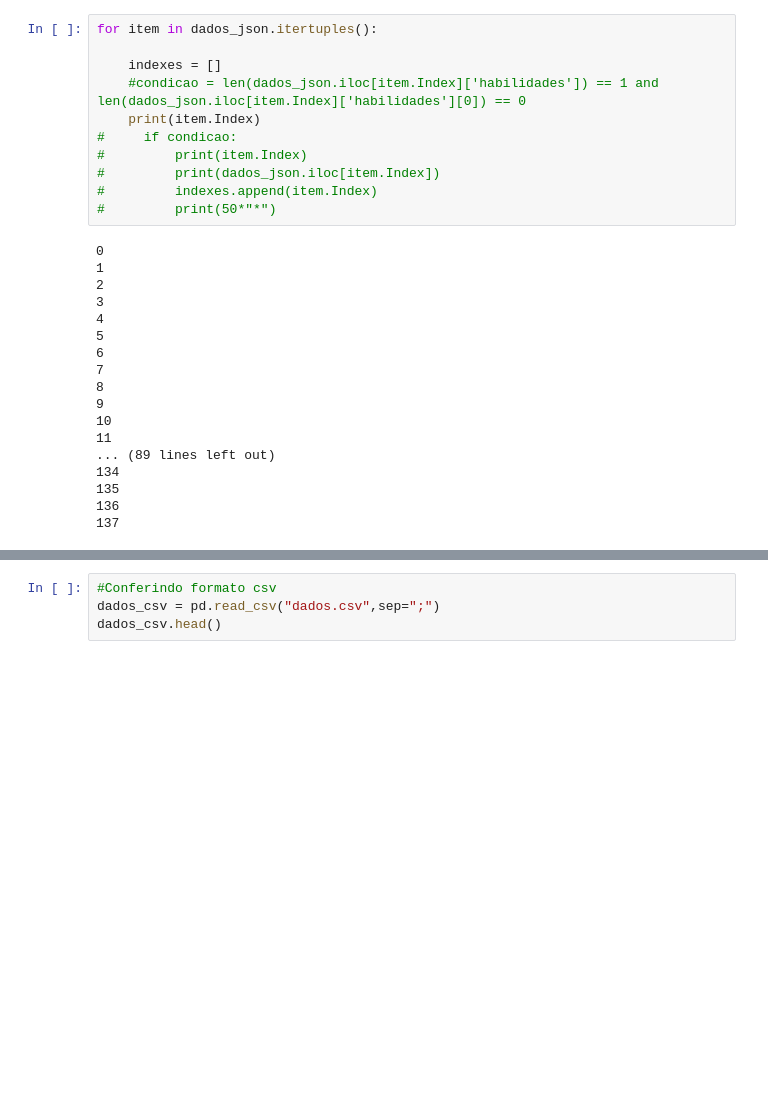
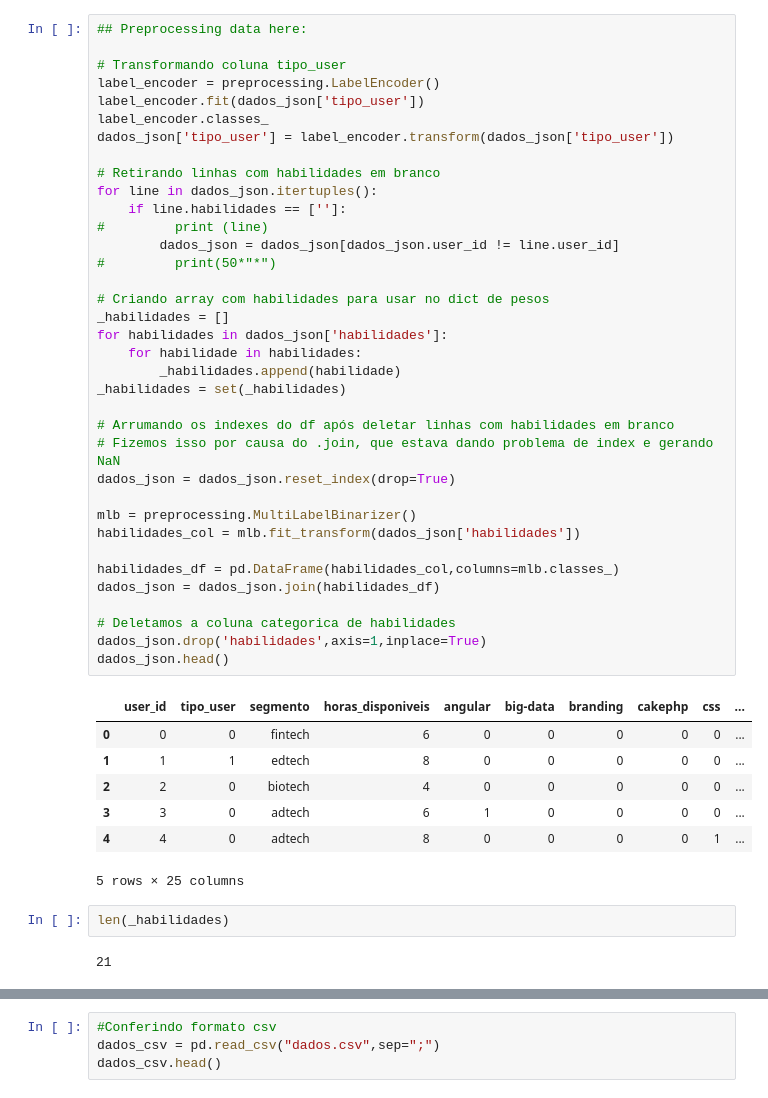
Before and after one commit to shaolinjr/RecommendBySimilarity, a Jupyter notebook: Testando pandas com json.ipynb, the cells around one changed output, grey strips where cells are left out. Saved outputs shown, nothing was run; the diff lists cells and outputs as text; blank space fills up the shorter version.

```diff
--- a/Testando pandas com json.ipynb
+++ b/Testando pandas com json.ipynb
@@ -30,30 +31,49 @@ dados_json.size
-# %%
-for item in dados_json.itertuples():
-
-    indexes = []
-    #condicao = len(dados_json.iloc[item.Index]['habilidades']) == 1 and len(dados_json.iloc[item.Index]['habilidades'][0]) == 0
-    print(item.Index)
-#     if condicao:
-#         print(item.Index)
-#         print(dados_json.iloc[item.Index])
-#         indexes.append(item.Index)
-#         print(50*"*")
-# %% [output]
-0
-1
-2
-3
-4
-5
-6
-7
-8
-9
-10
-11
-... (89 lines left out)
-134
-135
-136
-137
+# %%
+## Preprocessing data here:
+
+# Transformando coluna tipo_user
+label_encoder = preprocessing.LabelEncoder()
+label_encoder.fit(dados_json['tipo_user'])
+label_encoder.classes_
+dados_json['tipo_user'] = label_encoder.transform(dados_json['tipo_user'])
+
+# Retirando linhas com habilidades em branco
+for line in dados_json.itertuples():
+    if line.habilidades == ['']:
+#         print (line)
+        dados_json = dados_json[dados_json.user_id != line.user_id]
+#         print(50*"*")
+
+# Criando array com habilidades para usar no dict de pesos
+_habilidades = []
+for habilidades in dados_json['habilidades']:
+    for habilidade in habilidades:
+        _habilidades.append(habilidade)
+_habilidades = set(_habilidades)
+
+# Arrumando os indexes do df após deletar linhas com habilidades em branco
+# Fizemos isso por causa do .join, que estava dando problema de index e gerando NaN
+dados_json = dados_json.reset_index(drop=True)
+
+mlb = preprocessing.MultiLabelBinarizer()
+habilidades_col = mlb.fit_transform(dados_json['habilidades'])
+
+habilidades_df = pd.DataFrame(habilidades_col,columns=mlb.classes_)
+dados_json = dados_json.join(habilidades_df)
+
+# Deletamos a coluna categorica de habilidades
+dados_json.drop('habilidades',axis=1,inplace=True)
+dados_json.head()
+# %% [output]
+|  | user_id | tipo_user | segmento | horas_disponiveis | angular | big-data | branding | cakephp | css | ... |
+| 0 | 0 | 0 | fintech | 6 | 0 | 0 | 0 | 0 | 0 | ... |
+| 1 | 1 | 1 | edtech | 8 | 0 | 0 | 0 | 0 | 0 | ... |
+| 2 | 2 | 0 | biotech | 4 | 0 | 0 | 0 | 0 | 0 | ... |
+| 3 | 3 | 0 | adtech | 6 | 1 | 0 | 0 | 0 | 0 | ... |
+| 4 | 4 | 0 | adtech | 8 | 0 | 0 | 0 | 0 | 1 | ... |
+5 rows × 25 columns
+# %%
+len(_habilidades)
+# %% [output]
+21
 # %%
```
Also changed, not shown: parts of 9 cells of this notebook, 2 other files.
